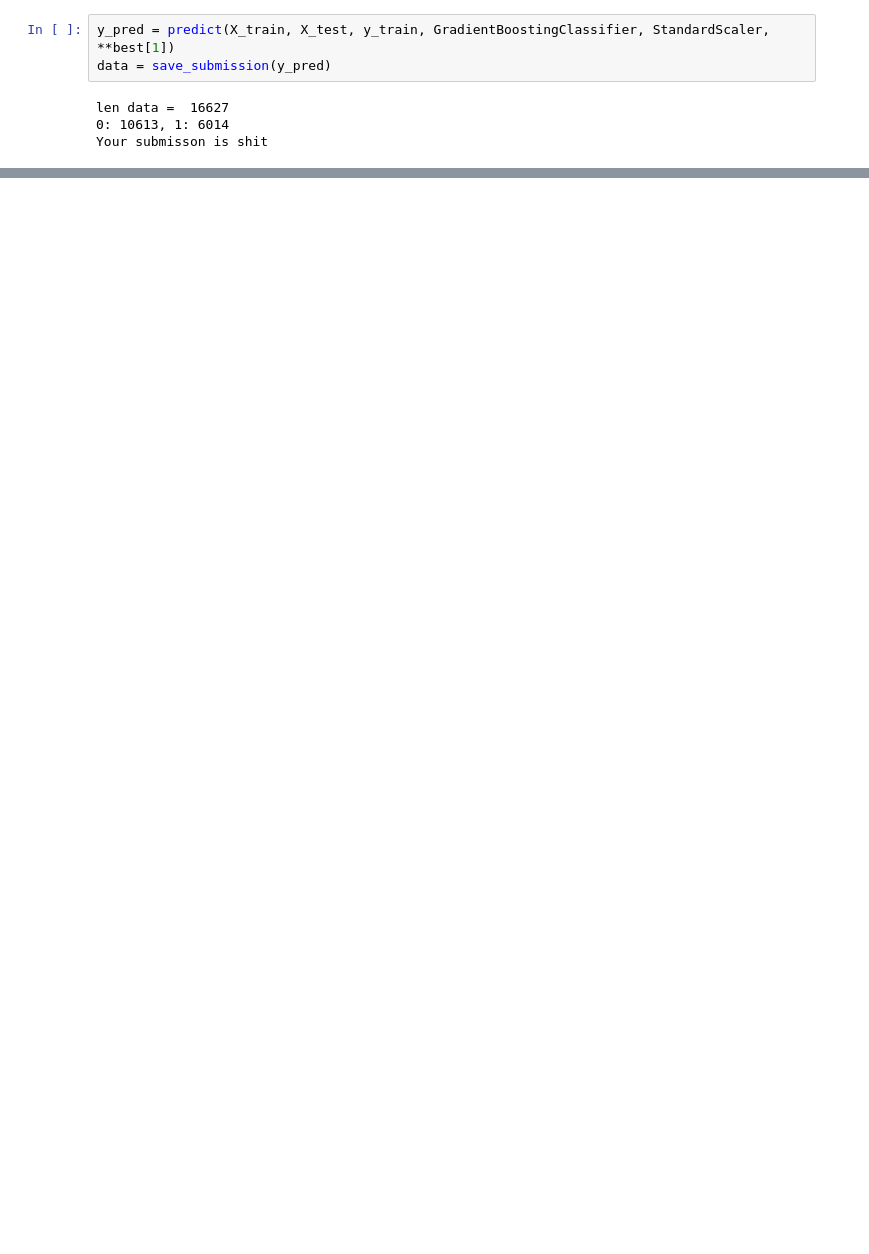
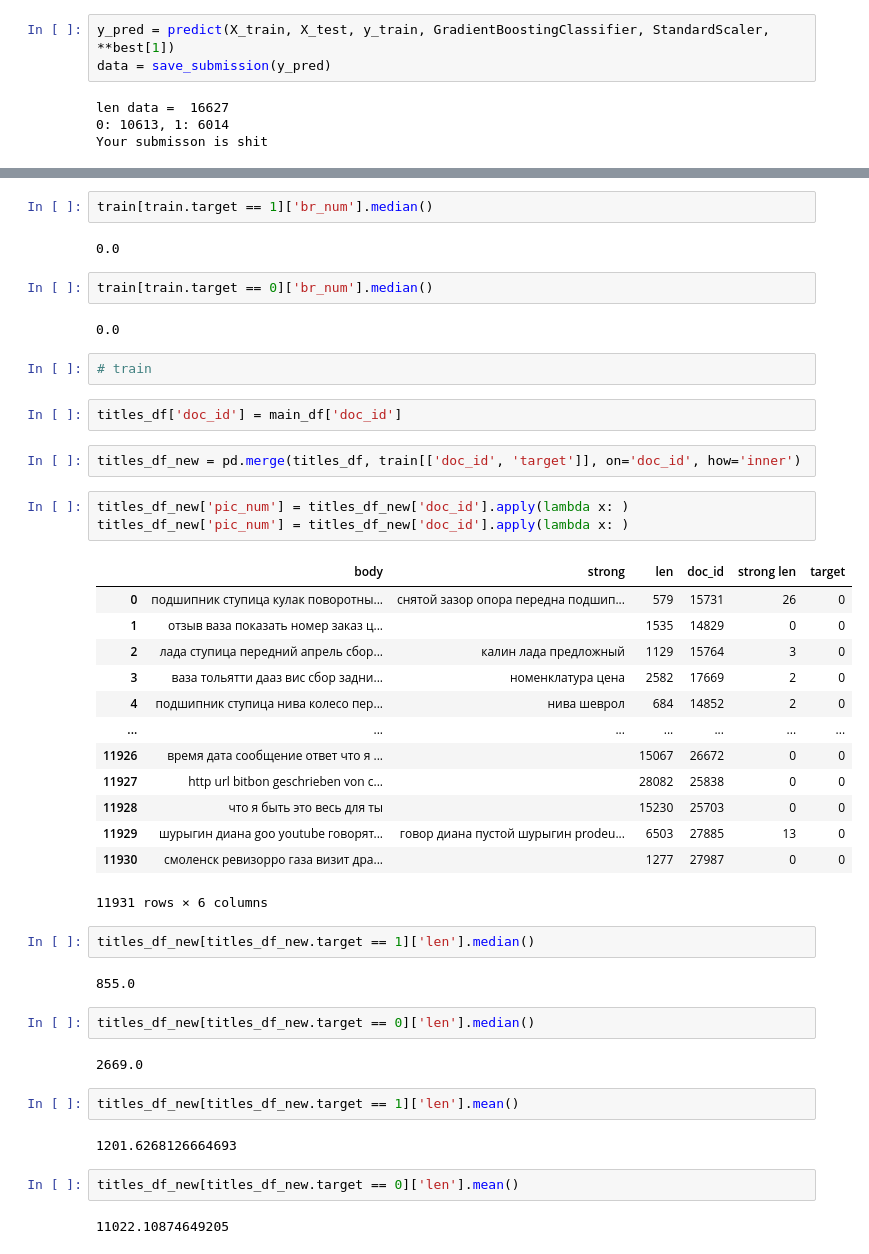
Before and after one commit to SmirnovMihail/ML_project_2020, a Jupyter notebook: Testing_smth_new.ipynb, the cells around one changed output, grey strips where cells are left out. Cells and saved outputs as stored; diff of their text form; blank space fills up the shorter version.

```diff
--- a/Testing_smth_new.ipynb
+++ b/Testing_smth_new.ipynb
@@ -419,0 +766,47 @@ titles
+# %%
+train[train.target == 1]['br_num'].median()
+# %% [output]
+0.0
+# %%
+train[train.target == 0]['br_num'].median()
+# %% [output]
+0.0
+# %%
+# train
+# %%
+titles_df['doc_id'] = main_df['doc_id']
+# %%
+titles_df_new = pd.merge(titles_df, train[['doc_id', 'target']], on='doc_id', how='inner')
+# %%
+titles_df_new['pic_num'] = titles_df_new['doc_id'].apply(lambda x: )
+titles_df_new['pic_num'] = titles_df_new['doc_id'].apply(lambda x: )
+# %% [output]
+|  | body | strong | len | doc_id | strong len | target |
+| 0 | подшипник ступица кулак поворотны... | снятой зазор опора передна подшип... | 579 | 15731 | 26 | 0 |
+| 1 | отзыв ваза показать номер заказ ц... |  | 1535 | 14829 | 0 | 0 |
+| 2 | лада ступица передний апрель сбор... | калин лада предложный | 1129 | 15764 | 3 | 0 |
+| 3 | ваза тольятти дааз вис сбор задни... | номенклатура цена | 2582 | 17669 | 2 | 0 |
+| 4 | подшипник ступица нива колесо пер... | нива шеврол | 684 | 14852 | 2 | 0 |
+| ... | ... | ... | ... | ... | ... | ... |
+| 11926 | время дата сообщение ответ что я ... |  | 15067 | 26672 | 0 | 0 |
+| 11927 | http url bitbon geschrieben von c... |  | 28082 | 25838 | 0 | 0 |
+| 11928 | что я быть это весь для ты |  | 15230 | 25703 | 0 | 0 |
+| 11929 | шурыгин диана goo youtube говорят... | говор диана пустой шурыгин prodeu... | 6503 | 27885 | 13 | 0 |
+| 11930 | смоленск ревизорро газа визит дра... |  | 1277 | 27987 | 0 | 0 |
+11931 rows × 6 columns
+# %%
+titles_df_new[titles_df_new.target == 1]['len'].median()
+# %% [output]
+855.0
+# %%
+titles_df_new[titles_df_new.target == 0]['len'].median()
+# %% [output]
+2669.0
+# %%
+titles_df_new[titles_df_new.target == 1]['len'].mean()
+# %% [output]
+1201.6268126664693
+# %%
+titles_df_new[titles_df_new.target == 0]['len'].mean()
+# %% [output]
+11022.10874649205
```
Also changed, not shown: parts of 72 cells of this notebook, 1 other file.
